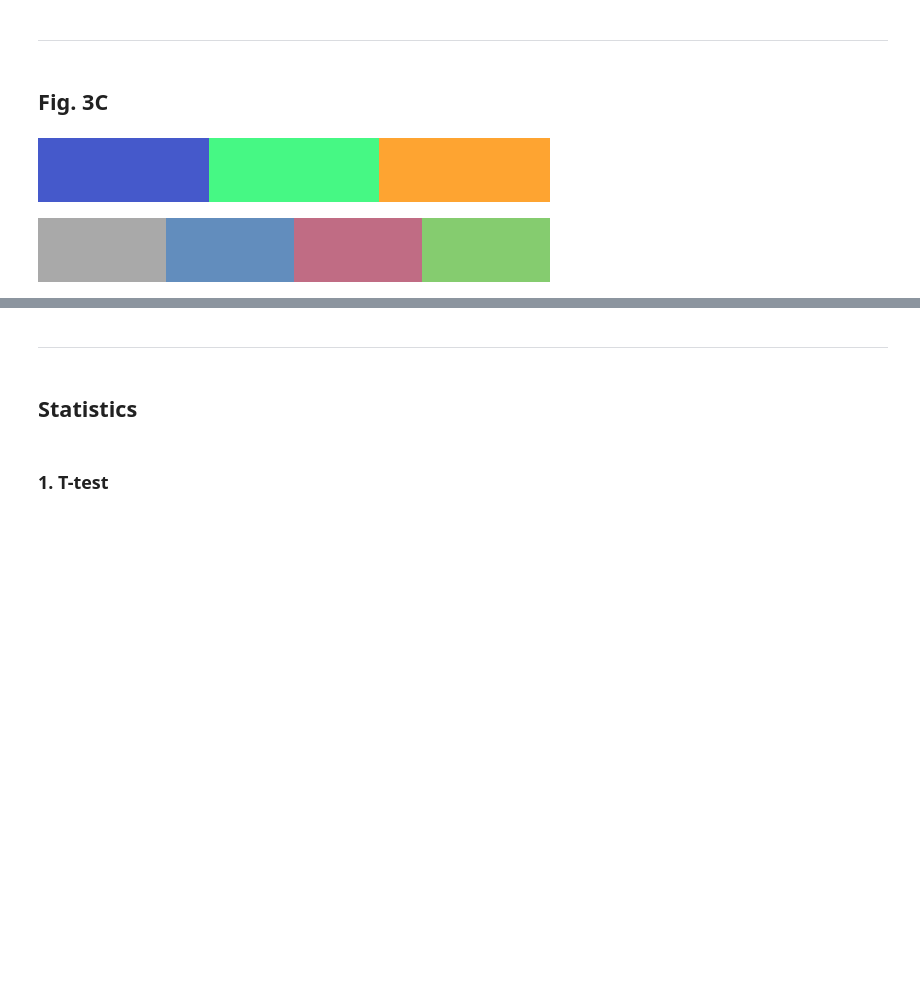
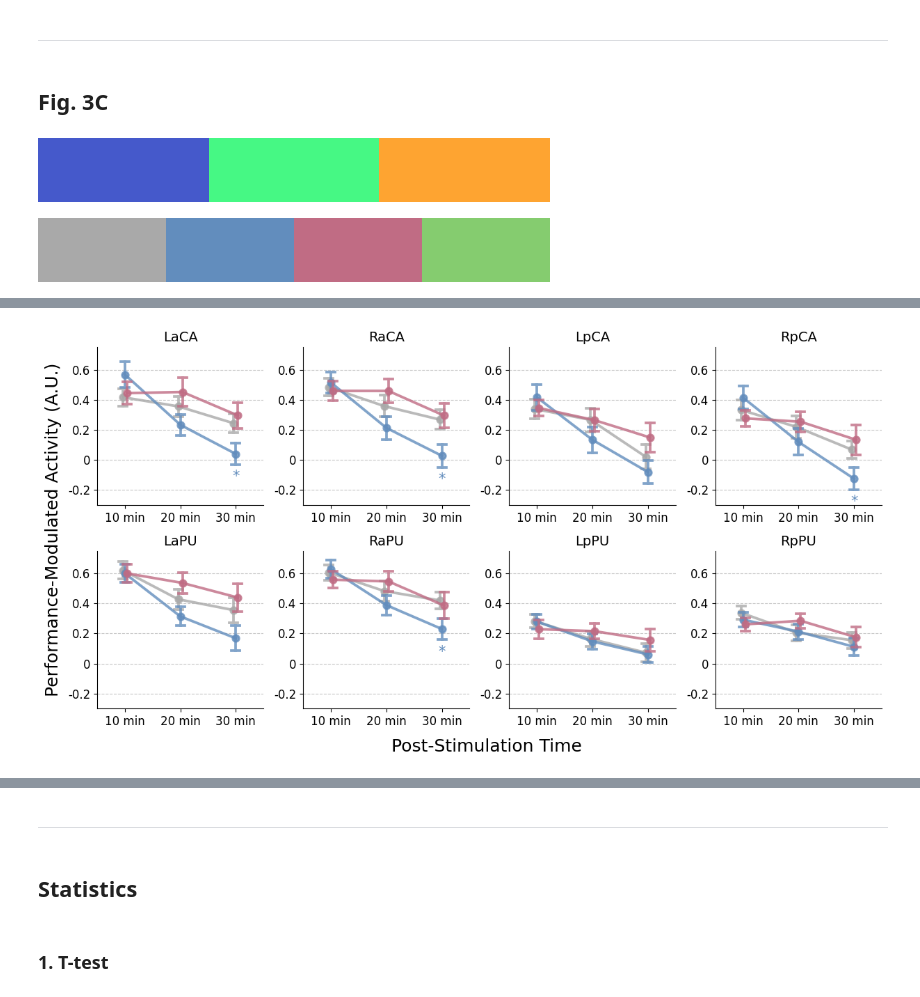
Before and after one commit to psb629/CommonLab, a Jupyter notebook: GP/scripts/fMRI.fig.3c.S2.ipynb, the cells around one changed output, grey strips where cells are left out. Saved outputs shown, nothing was run; the diff lists cells and outputs as text; code cells hidden in the pictures; blank space fills up the shorter version.

```diff
--- a/GP/scripts/fMRI.fig.3c.S2.ipynb
+++ b/GP/scripts/fMRI.fig.3c.S2.ipynb
@@ -490,0 +423,76 @@ DLPFC_cTBS vs M1_cTBS : t(32)=-0.719 (nsp=34.38827)
+# %%
+ncols, nrows = 4, 2
+
+fig, axs = plt.subplots(nrows=nrows, ncols=ncols, figsize=(3*ncols,3*nrows))
+axs = np.concatenate(axs)
+
+for ii, roi in enumerate(list_roi):
+    ax = axs[ii]
+    g = sns.pointplot(
+        data=df[df.roi==roi], x='run', y='beta', hue='group',
+        order=list_run, hue_order=hue_order, palette=palette[:len(hue_order)],
+        errorbar='se', capsize=0.15,
+        dodge=True, alpha=0.8,
+        ax=ax
+    )
+    ## significant signs
+
+    ax.set_title(roi, fontsize=14, loc='center')
+    ax.grid(axis='y', linestyle='--', alpha=0.7)
+    ax.legend().remove()
+
+    ax.set_ylim(-0.3,0.75)
+    ax.set_ylabel('', fontsize=0)
+    ax.set_yticks([-0.2, 0, 0.2, 0.4, 0.6])
+    ax.set_yticklabels([-0.2, 0, 0.2, 0.4, 0.6], fontsize=12)
+
+    ax.set_xlabel('', fontsize=0)
+    ax.set_xticks(list_run)
+    ax.set_xticklabels(['10 min', '20 min', '30 min'], fontsize=12)
+
+    ax.spines['right'].set_visible(False)
+    ax.spines['top'].set_visible(False)
+
+    print(roi)
+    for kk, run in enumerate(list_run):
+        print(run)
+        for ii, g1 in enumerate(hue_order):
+            for jj, g2 in enumerate(hue_order[ii+1:]):
+                a = df[(df.group==g1)&(df.run==run)&(df.roi==roi)].beta.astype(float)
+                b = df[(df.group==g2)&(df.run==run)&(df.roi==roi)].beta.astype(float)
+                res = stats.ttest_ind(a,b)
+                tval, pval = res
+                dof = res.df
+                ## Bonferroni correction
+                pval_c = pval * n_Bonferroni
+
+                if pval < 0.05:
+                    print('%s vs %s : t(%d)=%.3f (%sp=%.5f uncorrected / %sp=%.5f corrected)'%
+                        (g1,g2,dof,tval,convert_pvalue_to_asterisks(pval),pval,convert_pvalue_to_asterisks(pval_c),pval_c)
+                    )
+                    if (g1 == 'no_stim') and (g2 == 'DLPFC_cTBS'):
+                        x0 = kk
+                        color = palette[1]
+                        alpha = 1
+                    elif (g1 == 'no_stim') and (g2 == 'M1_cTBS'):
+                        x0 = kk + 0.035
+                        color = palette[2]
+                        alpha = 1
+                    else:
+                        alpha = 0
+                    if b.mean() > a.mean():
+                        y0 = b.mean()+b.sem()+0.05
+                    else:
+                        y0 = b.mean()-b.sem()-0.08
+                    g.text(
+                        x0, y0, convert_pvalue_to_asterisks(pval),
+                        ha='center', va='center', rotation=0, size=15,
+                        color=color, alpha=alpha
+                    )
+    print('')
+
+fig.text(-.015, 0.5, 'Performance-Modulated Activity (A.U.)', va='center', rotation='vertical', fontsize=18)
+fig.text(0.4, -0.02, 'Post-Stimulation Time', va='center', rotation='horizontal', fontsize=18)
+
+fig.tight_layout()
+# %% [output]
@@ -491,3 +516,4 @@ DLPFC_cTBS vs M1_cTBS : t(32)=-0.719 (nsp=34.38827)
+[figure, added]
 # %%
 ### legend
 nax = fig.add_axes([0.25, 1, .8, 0.2])
```
Also changed, not shown: parts of 8 cells of this notebook, 2 other files.
